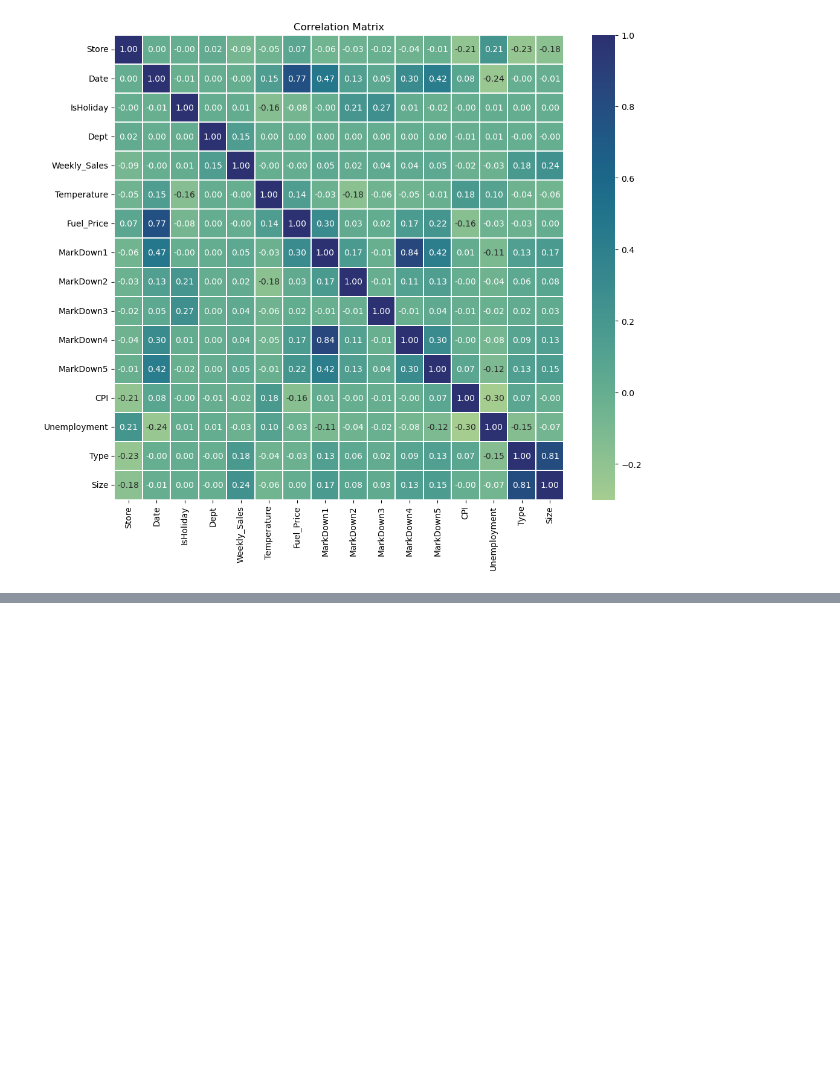
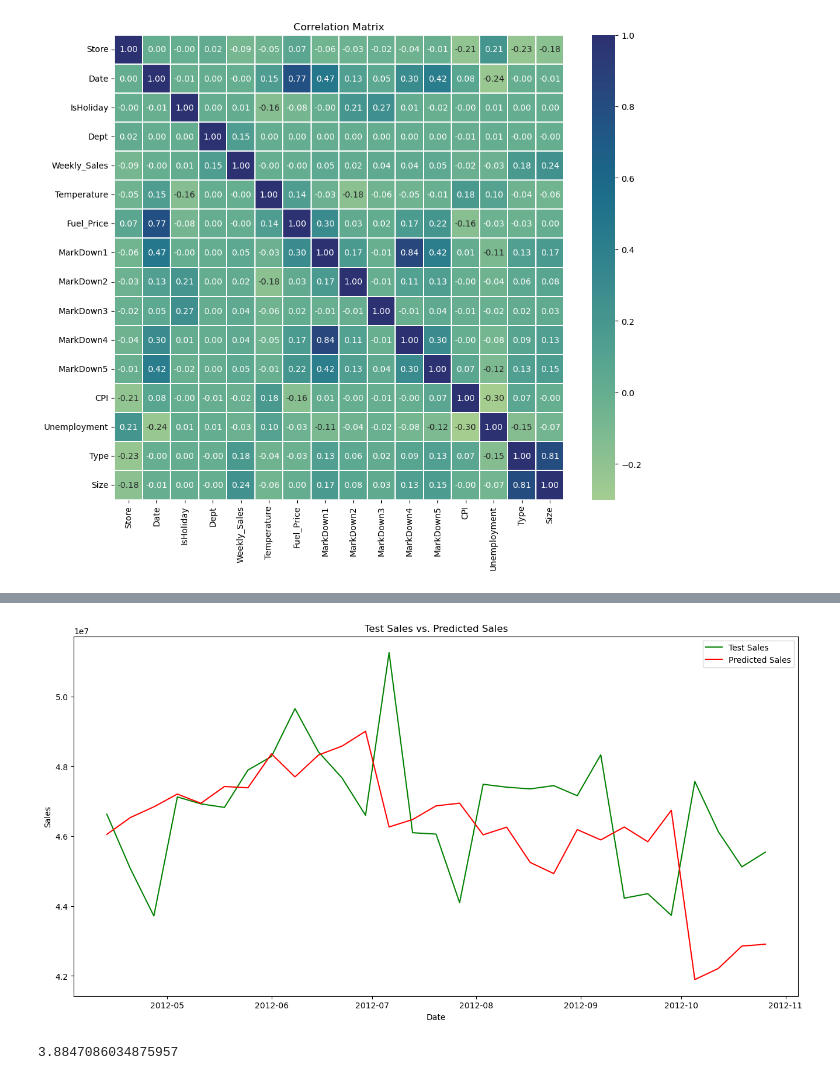
Before and after one commit to FelixRaph/Data-Science-Portfolio, a Jupyter notebook: Time_Series_Forecasting.ipynb, the cells around one changed output, grey strips where cells are left out. Drawn from its saved outputs; the diff is of its cells as text; code cells hidden in the pictures; blank space fills up the shorter version.

Commit message:
Model development

```diff
--- a/Time_Series_Forecasting.ipynb
+++ b/Time_Series_Forecasting.ipynb
@@ -127,0 +252,18 @@ Perform Linear Regression Prediction, Random Forest and XGBoost (Gradient Boosti
+# %%
+# define the independent variables
+
+X = np.column_stack((train_cpi, train_fuel_price, train_unemployment))
+X = sm.add_constant(X)
+
+# define the dependent variable
+
+y = train_sales
+
+# fit the model
+
+model = sm.OLS(y, X)
+results = model.fit()
+
+# print the summary of the model
+
+print(results.summary())
@@ -127,0 +308,19 @@ Perform Linear Regression Prediction, Random Forest and XGBoost (Gradient Boosti
+# %%
+# predict
+
+X_test = np.column_stack((test_cpi, test_fuel_price, test_unemployment))
+X_test = sm.add_constant(X_test)
+
+y_pred = results.predict(X_test)
+
+# visualize the prediction
+plt.figure(figsize=(16, 8))
+plt.plot(test_dates, test_sales.values, label='Test Sales', color='green')
+plt.plot(test_dates, y_pred, label='Predicted Sales', color='red')
+plt.xlabel('Date')  # Label for x-axis
+plt.ylabel('Sales')  # Label for y-axis
+plt.title('Test Sales vs. Predicted Sales')
+plt.legend()
+plt.show()
+# %% [output]
+[figure, added]
@@ -127,0 +337,4 @@ Perform Linear Regression Prediction, Random Forest and XGBoost (Gradient Boosti
+# %%
+mape_lm
+# %% [output]
+3.8847086034875957
```
Also changed, not shown: parts of 31 cells of this notebook.
